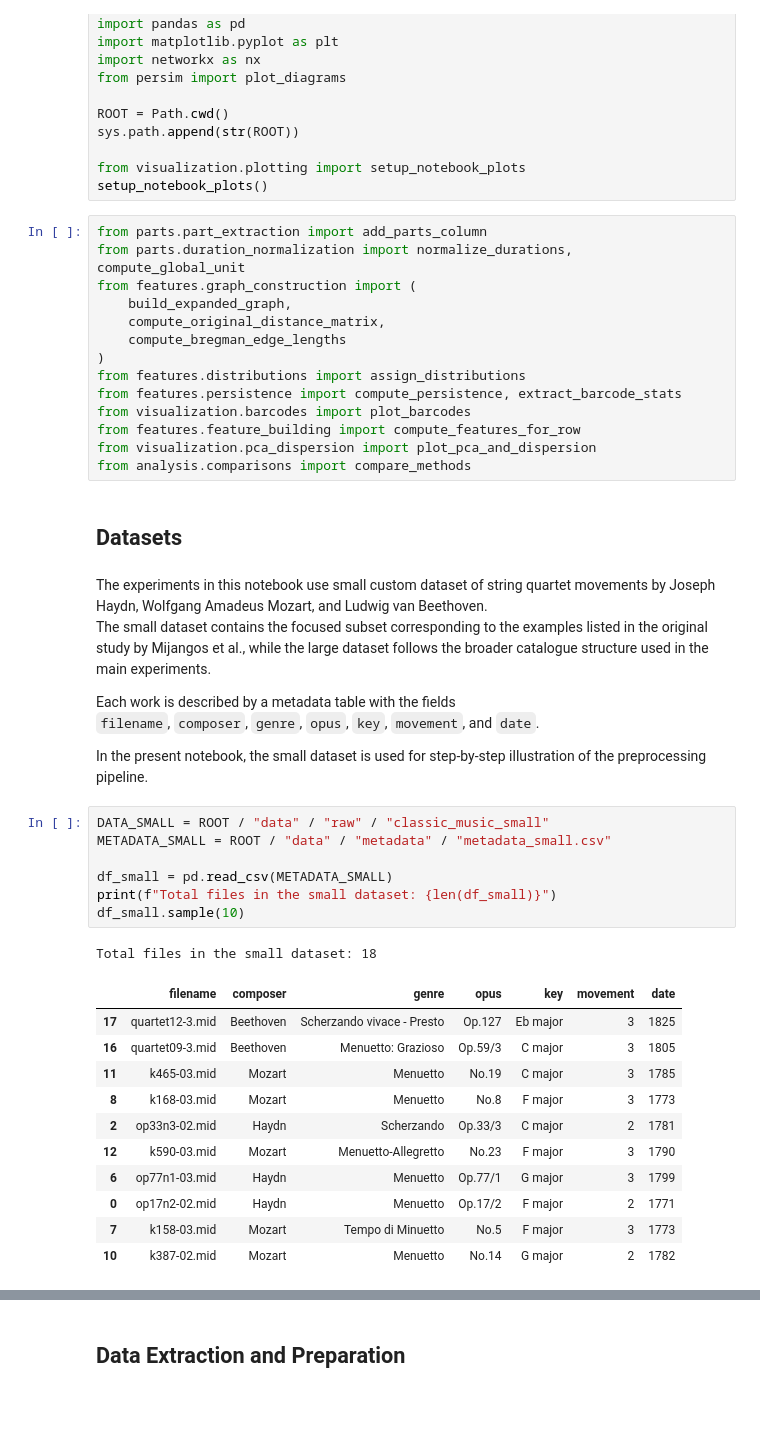
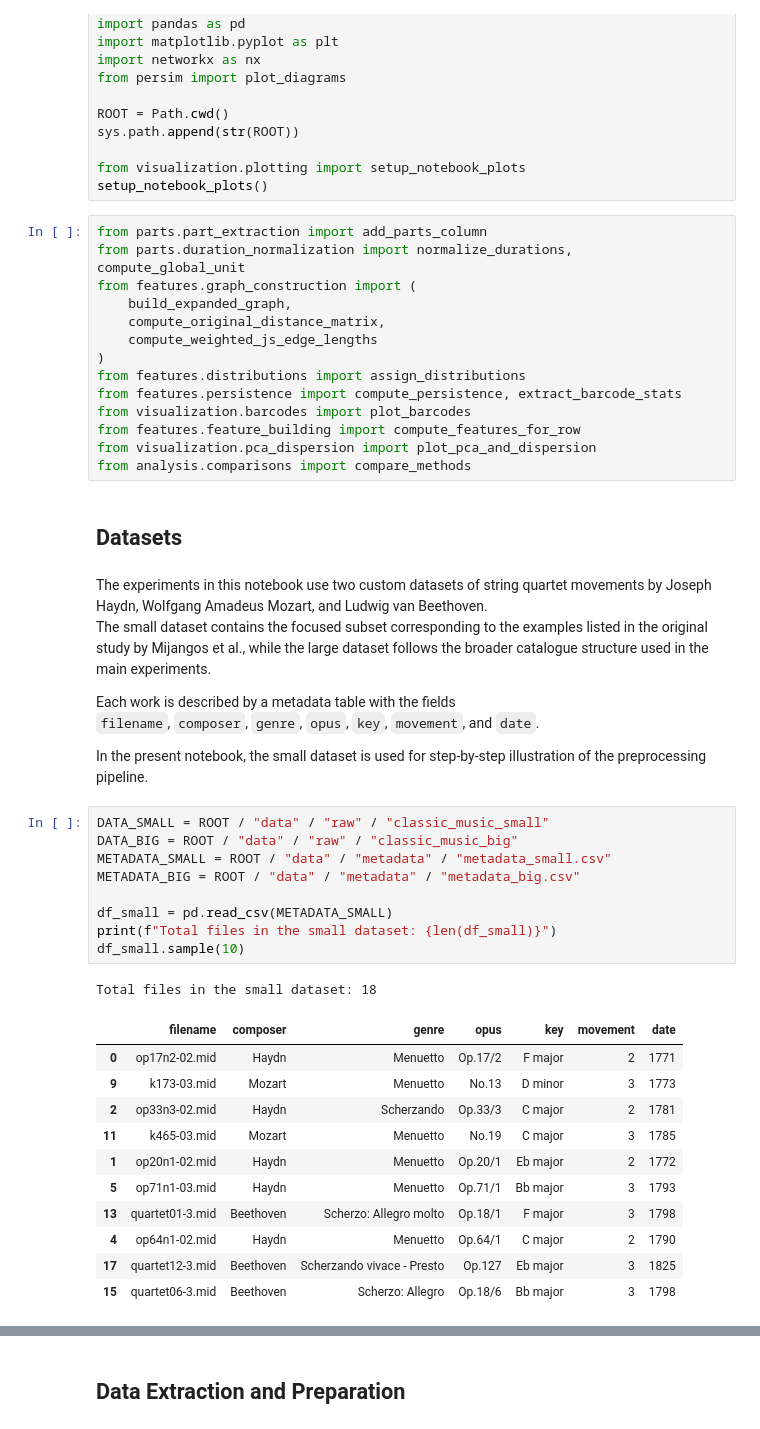
Before and after one commit to elisavetaslav/ITG-JS-persistent-homology, a Jupyter notebook: notebooks/01_replication_weighted_js.ipynb, the cells around one changed output, grey strips where cells are left out. Cells and saved outputs as stored; diff of their text form.

Commit message:
Upload Updated notebooks and fix small bugs

```diff
--- a/notebooks/01_replication_weighted_js.ipynb
+++ b/notebooks/01_replication_weighted_js.ipynb
@@ -57,7 +51,7 @@ from parts.duration_normalization import normalize_durations, compute_global_uni
 from features.graph_construction import (
     build_expanded_graph,
     compute_original_distance_matrix,
-    compute_bregman_edge_lengths
+    compute_weighted_js_edge_lengths
 )
 from features.distributions import assign_distributions
 from features.persistence import compute_persistence, extract_barcode_stats
@@ -68,7 +62,7 @@ from analysis.comparisons import compare_methods
 # %% [markdown]
 ## Datasets
 # %% [markdown]
-The experiments in this notebook use small custom dataset of string quartet movements by Joseph Haydn, Wolfgang Amadeus Mozart, and Ludwig van Beethoven.
+The experiments in this notebook use two custom datasets of string quartet movements by Joseph Haydn, Wolfgang Amadeus Mozart, and Ludwig van Beethoven.
 The small dataset contains the focused subset corresponding to the examples listed in the original study by Mijangos et al., while the large dataset follows the broader catalogue structure used in the main experiments.
 
 Each work is described by a metadata table with the fields
@@ -77,21 +71,23 @@ Each work is described by a metadata table with the fields
 In the present notebook, the small dataset is used for step-by-step illustration of the preprocessing pipeline.
 # %%
 DATA_SMALL = ROOT / "data" / "raw" / "classic_music_small"
+DATA_BIG = ROOT / "data" / "raw" / "classic_music_big"
 METADATA_SMALL = ROOT / "data" / "metadata" / "metadata_small.csv"
+METADATA_BIG = ROOT / "data" / "metadata" / "metadata_big.csv"
 
 df_small = pd.read_csv(METADATA_SMALL)
 print(f"Total files in the small dataset: {len(df_small)}")
 df_small.sample(10)
 # %% [output]
 Total files in the small dataset: 18
 |  | filename | composer | genre | opus | key | movement | date |
+| 0 | op17n2-02.mid | Haydn | Menuetto | Op.17/2 | F major | 2 | 1771 |
+| 9 | k173-03.mid | Mozart | Menuetto | No.13 | D minor | 3 | 1773 |
+| 2 | op33n3-02.mid | Haydn | Scherzando | Op.33/3 | C major | 2 | 1781 |
+| 11 | k465-03.mid | Mozart | Menuetto | No.19 | C major | 3 | 1785 |
+| 1 | op20n1-02.mid | Haydn | Menuetto | Op.20/1 | Eb major | 2 | 1772 |
+| 5 | op71n1-03.mid | Haydn | Menuetto | Op.71/1 | Bb major | 3 | 1793 |
+| 13 | quartet01-3.mid | Beethoven | Scherzo: Allegro molto | Op.18/1 | F major | 3 | 1798 |
+| 4 | op64n1-02.mid | Haydn | Menuetto | Op.64/1 | C major | 2 | 1790 |
 | 17 | quartet12-3.mid | Beethoven | Scherzando vivace - Presto | Op.127 | Eb major | 3 | 1825 |
-| 16 | quartet09-3.mid | Beethoven | Menuetto: Grazioso | Op.59/3 | C major | 3 | 1805 |
-| 11 | k465-03.mid | Mozart | Menuetto | No.19 | C major | 3 | 1785 |
-| 8 | k168-03.mid | Mozart | Menuetto | No.8 | F major | 3 | 1773 |
-| 2 | op33n3-02.mid | Haydn | Scherzando | Op.33/3 | C major | 2 | 1781 |
-| 12 | k590-03.mid | Mozart | Menuetto-Allegretto | No.23 | F major | 3 | 1790 |
-| 6 | op77n1-03.mid | Haydn | Menuetto | Op.77/1 | G major | 3 | 1799 |
-| 0 | op17n2-02.mid | Haydn | Menuetto | Op.17/2 | F major | 2 | 1771 |
-| 7 | k158-03.mid | Mozart | Tempo di Minuetto | No.5 | F major | 3 | 1773 |
-| 10 | k387-02.mid | Mozart | Menuetto | No.14 | G major | 2 | 1782 |
+| 15 | quartet06-3.mid | Beethoven | Scherzo: Allegro | Op.18/6 | Bb major | 3 | 1798 |
```
Also changed, not shown: parts of 15 cells of this notebook, 2 other files.
